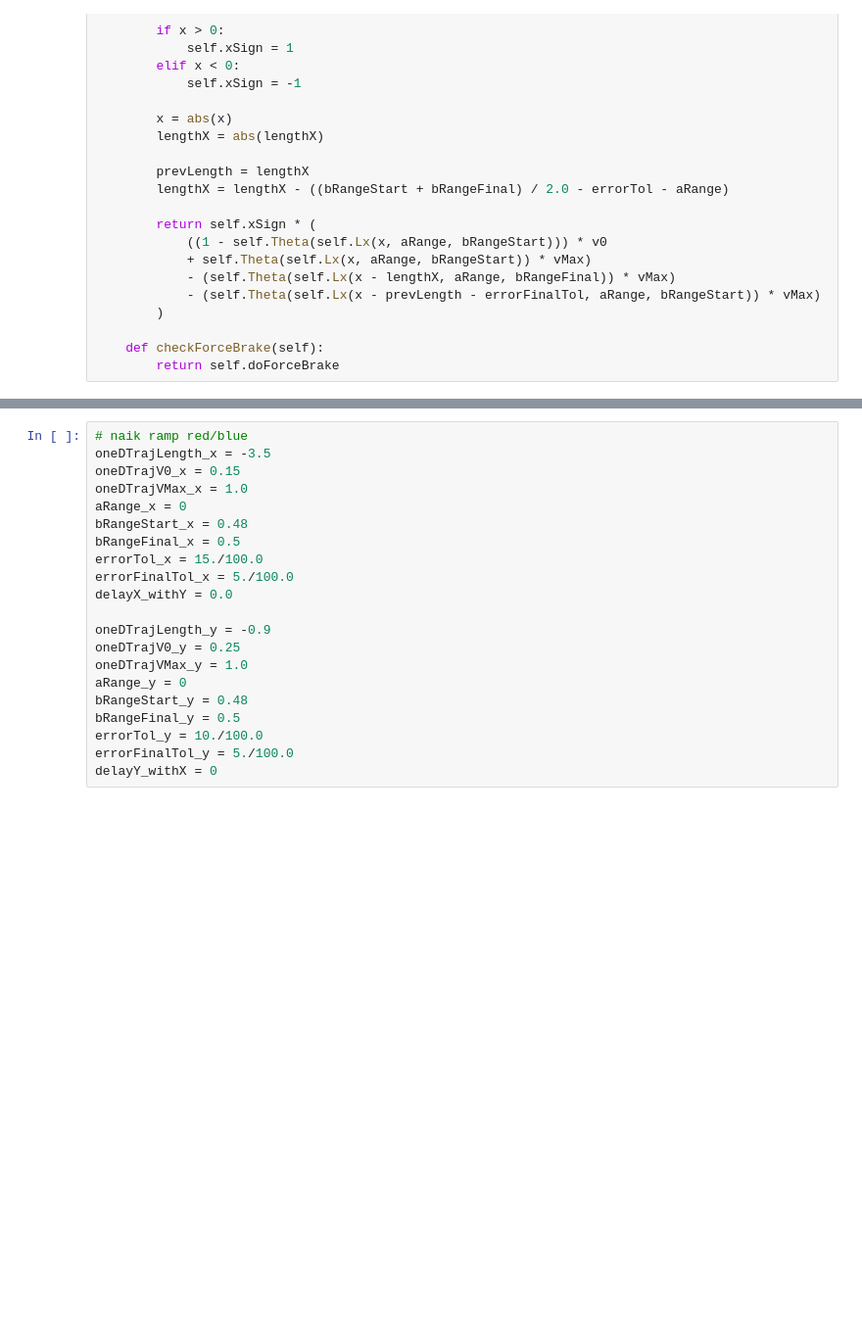
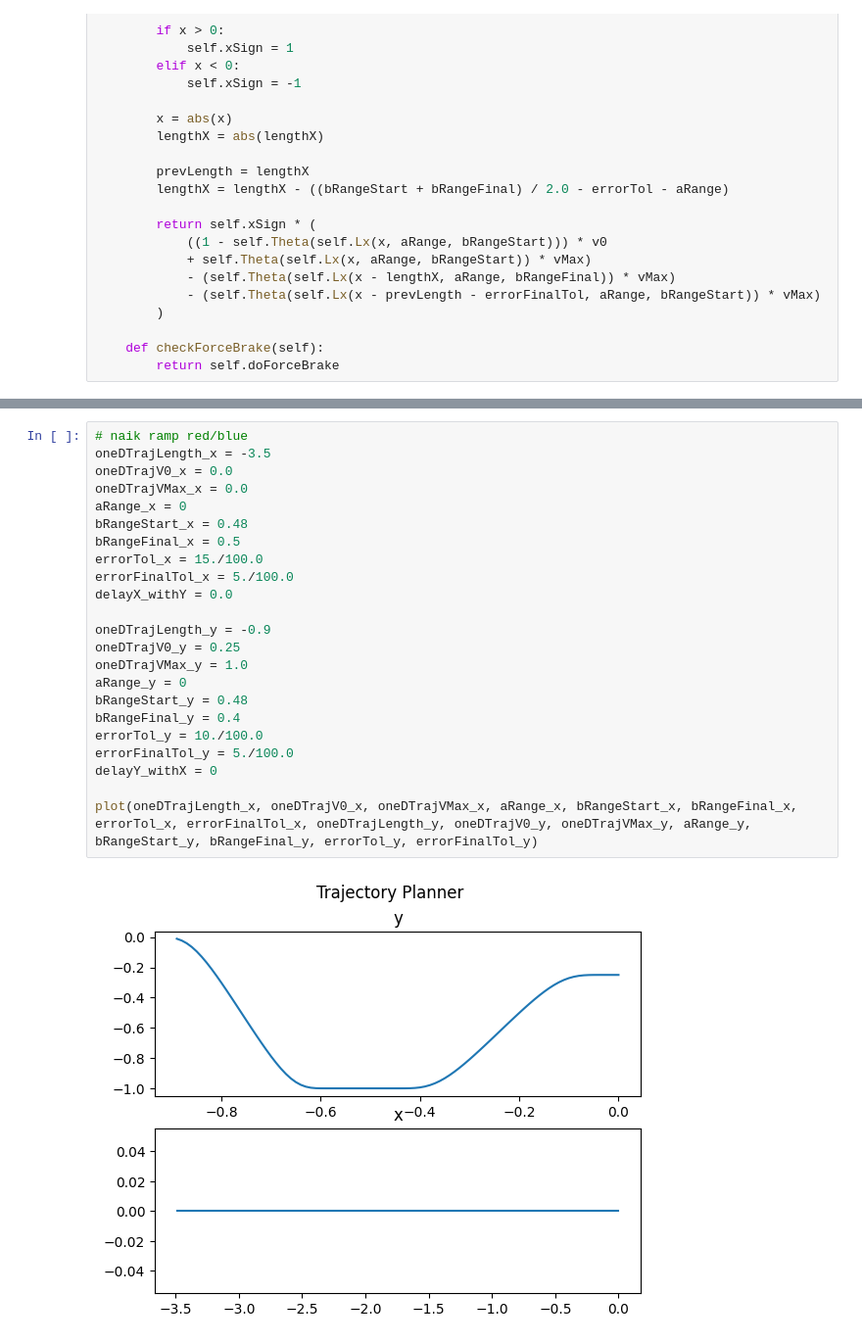
Before and after one commit to NoobiesDoobies/simple-velocity-field-generator, a Jupyter notebook: simple_velocity_field_generator.ipynb, the cells around one changed output, grey strips where cells are left out. Shown: that part at 98% size. Drawn from its saved outputs; the diff is of its cells as text; blank space fills up the shorter version.

```diff
--- a/simple_velocity_field_generator.ipynb
+++ b/simple_velocity_field_generator.ipynb
@@ -84,24 +128,28 @@ errorFinalTol_y = 5./100.0
 # %%
 # naik ramp red/blue
 oneDTrajLength_x = -3.5
-oneDTrajV0_x = 0.15
-oneDTrajVMax_x = 1.0
+oneDTrajV0_x = 0.0
+oneDTrajVMax_x = 0.0
 aRange_x = 0
 bRangeStart_x = 0.48
 bRangeFinal_x = 0.5
 errorTol_x = 15./100.0
 errorFinalTol_x = 5./100.0
 delayX_withY = 0.0
 
 oneDTrajLength_y = -0.9
 oneDTrajV0_y = 0.25
 oneDTrajVMax_y = 1.0
 aRange_y = 0
 bRangeStart_y = 0.48
-bRangeFinal_y = 0.5
+bRangeFinal_y = 0.4
 errorTol_y = 10./100.0
 errorFinalTol_y = 5./100.0
 delayY_withX = 0
+
+plot(oneDTrajLength_x, oneDTrajV0_x, oneDTrajVMax_x, aRange_x, bRangeStart_x, bRangeFinal_x, errorTol_x, errorFinalTol_x, oneDTrajLength_y, oneDTrajV0_y, oneDTrajVMax_y, aRange_y, bRangeStart_y, bRangeFinal_y, errorTol_y, errorFinalTol_y)
+# %% [output]
+[figure, added]
 # %%
 # area 2 to 3 red
 oneDTrajLength_x = -3.5
```
Also changed, not shown: parts of 7 cells of this notebook.
